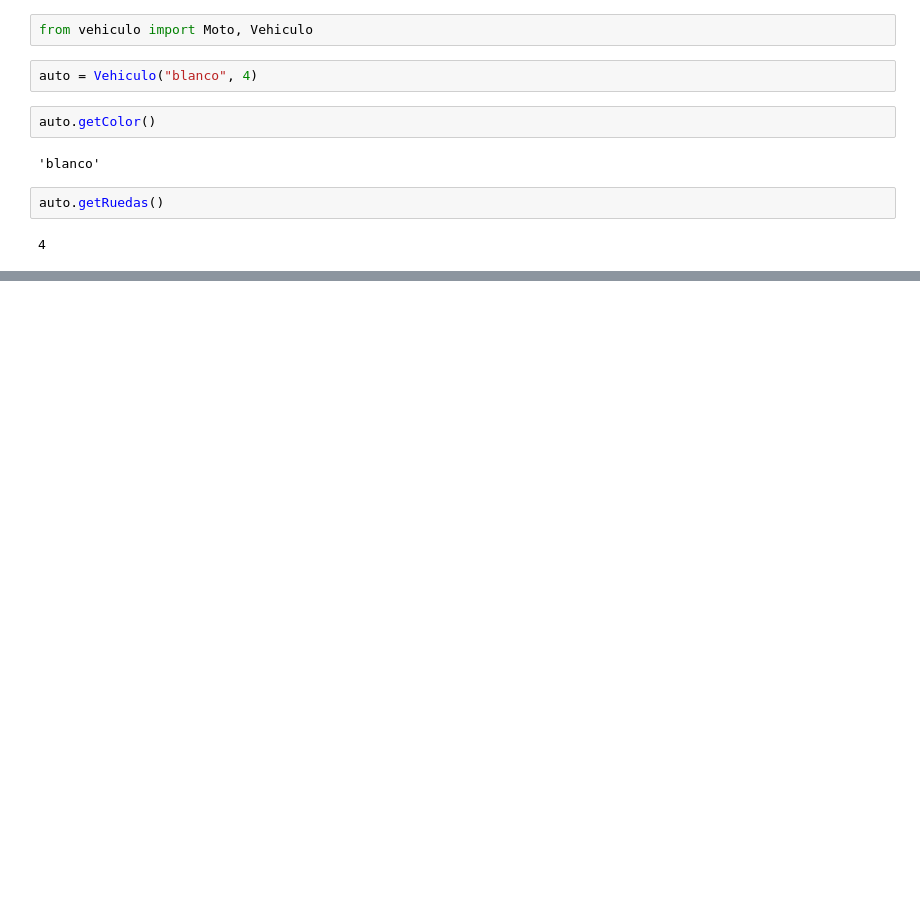
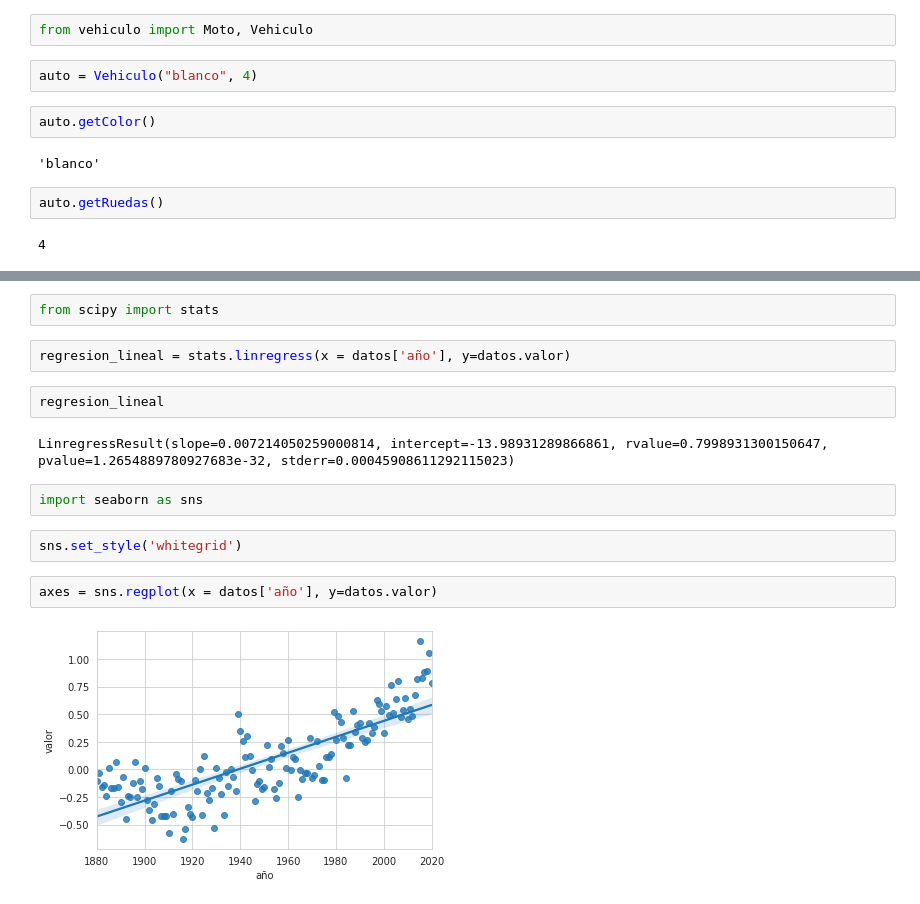
Before and after one commit to FFloresM/PythonMLDB, a Jupyter notebook: POO/POO.ipynb, the cells around one changed output, grey strips where cells are left out. Saved outputs shown, nothing was run; the diff lists cells and outputs as text; blank space fills up the shorter version.

```diff
--- a/POO/POO.ipynb
+++ b/POO/POO.ipynb
@@ -20,0 +227,16 @@ auto.getRuedas()
+# %%
+from scipy import stats
+# %%
+regresion_lineal = stats.linregress(x = datos['año'], y=datos.valor)
+# %%
+regresion_lineal
+# %% [output]
+LinregressResult(slope=0.007214050259000814, intercept=-13.98931289866861, rvalue=0.7998931300150647, pvalue=1.2654889780927683e-32, stderr=0.00045908611292115023)
+# %%
+import seaborn as sns
+# %%
+sns.set_style('whitegrid')
+# %%
+axes = sns.regplot(x = datos['año'], y=datos.valor)
+# %% [output]
+[figure, added]
```
Also changed, not shown: parts of 39 cells of this notebook, 3 other files.
